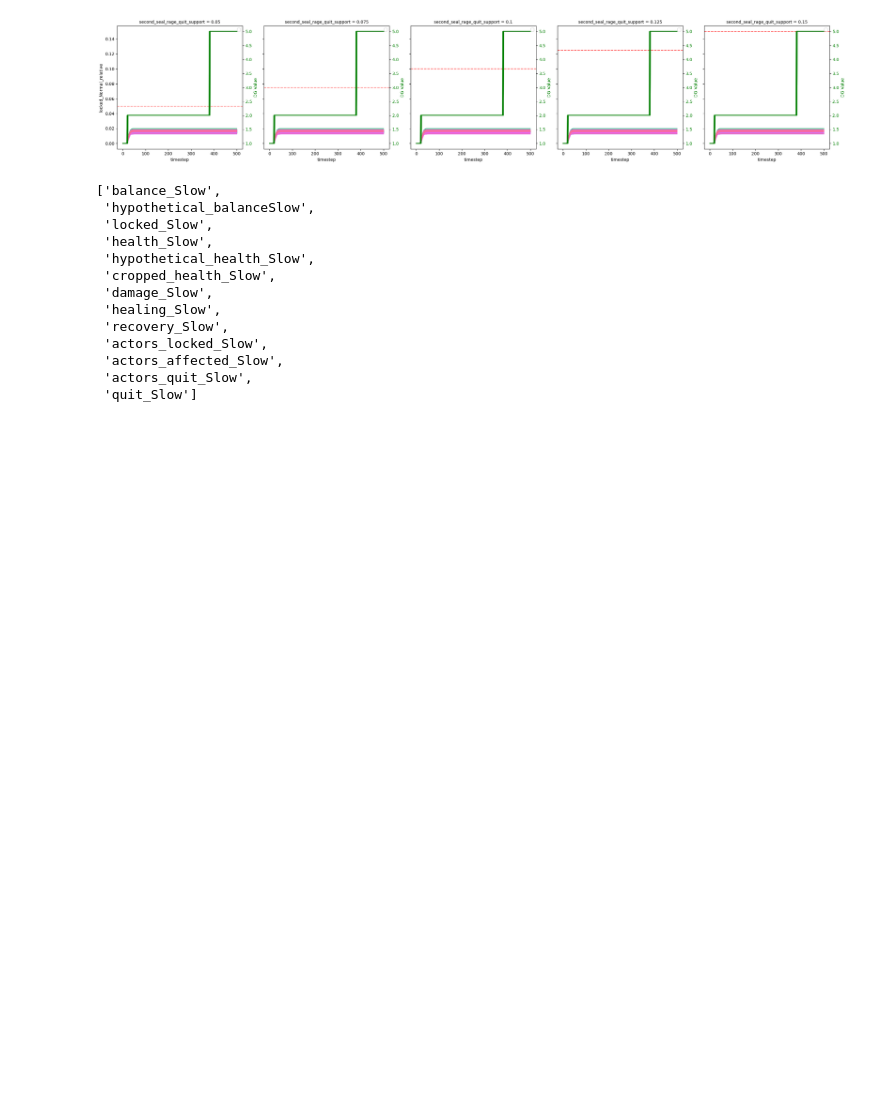
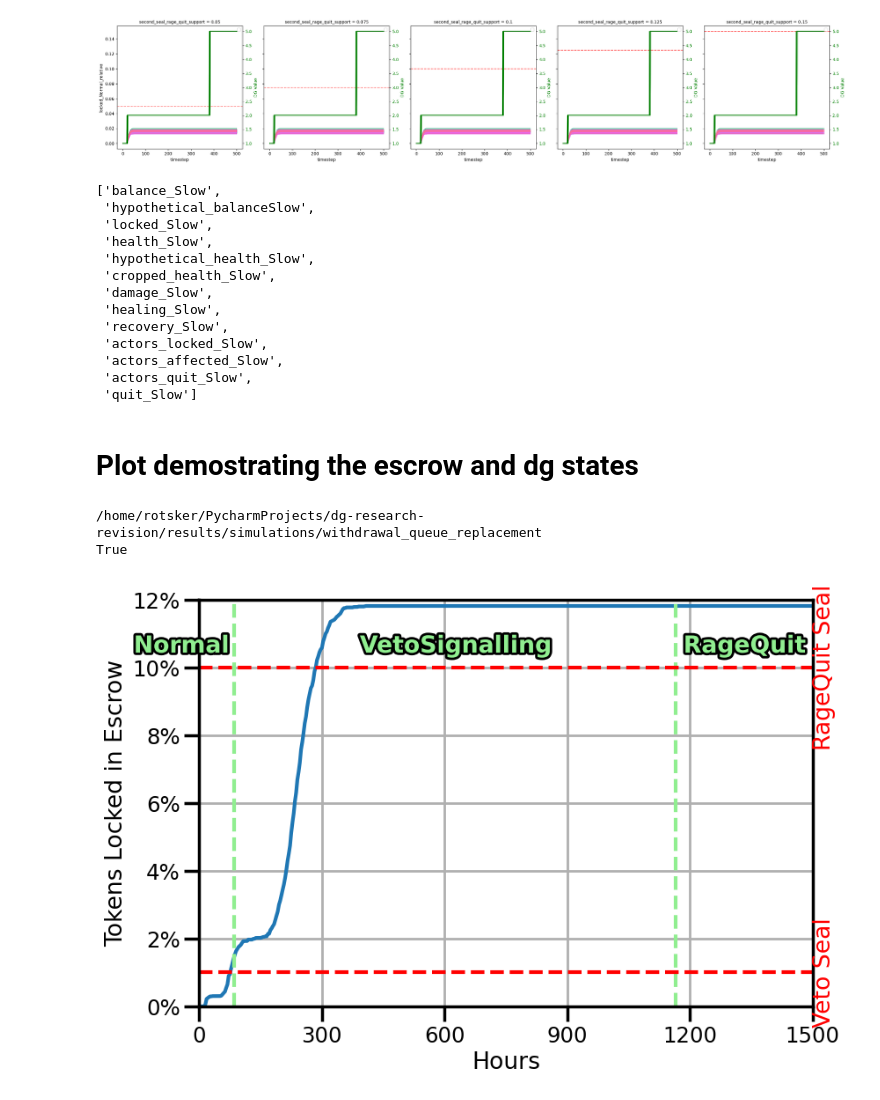
Before and after one commit to collectif-dao/dg-research, a Jupyter notebook: experiments/notebooks/clean_notebook_seal_study.ipynb, the cells around one changed output. Drawn from its saved outputs; the diff is of its cells as text; code cells hidden in the pictures; blank space fills up the shorter version.

Commit message:
Added a general escrow plot to the notebook

```diff
--- a/experiments/notebooks/clean_notebook_seal_study.ipynb
+++ b/experiments/notebooks/clean_notebook_seal_study.ipynb
@@ -294,3 +294,67 @@ plt.tight_layout()
  'actors_affected_Slow',
  'actors_quit_Slow',
  'quit_Slow']
+# %% [markdown]
+# Plot demostrating the escrow and dg states
+# %%
+# Read the data
+path_to_runs = Path("../../results/simulations/withdrawal_queue_replacement/")
+print(path_to_runs.resolve())
+print(path_to_runs.resolve().exists())
+ragequit_proposal_df_full, ragequit_start_data_df_full, ragequit_timestep_data_df_full = read_directory(path_to_runs.resolve())
+ragequit_timestep_data_df_full_with_params = ragequit_timestep_data_df_full.merge(ragequit_start_data_df_full, on='run_id', how='left')
+# %% [output]
+/home/rotsker/PycharmProjects/dg-research-revision/results/simulations/withdrawal_queue_replacement
+True
+# %%
+import matplotlib.ticker
+import matplotlib.patheffects as pe
+
+sns.set_context('poster', font_scale=0.8)
+first_seal = 0.01
+second_seal = 0.1
+g = ragequit_timestep_data_df_full_with_params[ragequit_timestep_data_df_full_with_params['second_seal_rage_quit_support'] == second_seal].groupby('run_id')
+run_df = g.get_group(list(g.groups)[20])
+
+basesize = 6
+aspect = 1.5
+fig, ax = plt.subplots(figsize=(aspect * basesize, basesize))
+run_df.plot(x='timestep', y='actors_total_locked_relative', ax=ax)
+ax.yaxis.set_major_formatter(matplotlib.ticker.PercentFormatter(xmax=1, decimals=0))
+ax.set_ylabel('Tokens Locked in Escrow')
+ax.xaxis.set_major_formatter(matplotlib.ticker.FuncFormatter(lambda x, pos: f'{x * 3:.0f}'))
+ax.set_xlabel('Hours')
+
+timestep_veto_start = run_df[run_df['dg_state_name'] == 'VetoSignalling']['timestep'].min()
+timestep_ragequit_start = run_df[run_df['dg_state_name'] == 'RageQuit']['timestep'].min()
+ylim = ax.get_ylim()
+ylim = [0, 0.12]
+ax.plot(np.repeat(timestep_veto_start-0.5, 2), ylim, linestyle='--', color='lightgreen')
+ax.plot(np.repeat(timestep_ragequit_start-0.5, 2), ylim, linestyle='--', color='lightgreen')
+ax.set_ylim(ylim)
+
+xlim = ax.get_xlim()
+xlim = [0, 500]
+
+dg_state_text_kwargs = {'ha': 'center', 'color': 'lightgreen', 'weight': 'bold', 'path_effects': [pe.withStroke(linewidth=4, foreground="black")]}
+y_text_coord = (ylim[1] - ylim[0]) * .87
+normal_text_x_coord = (xlim[0] + timestep_veto_start) / 2 * -1
+ax.text(normal_text_x_coord, y_text_coord, 'Normal', **dg_state_text_kwargs)
+
+veto_text_x_coord = (timestep_ragequit_start + timestep_veto_start) / 2
+ax.text(veto_text_x_coord, y_text_coord, 'VetoSignalling', **dg_state_text_kwargs)
+
+
+rage_text_x_coord = (xlim[1] + timestep_ragequit_start) / 2
+ax.text(rage_text_x_coord, y_text_coord, 'RageQuit', **dg_state_text_kwargs)
+ax.plot(xlim, np.repeat(first_seal, 2), linestyle='--', color='red')
+seal_text_x_coord = 500
+seal_text_kwargs = {'color': 'red', 'rotation': 90, 'va': 'center'}
+ax.text(500, first_seal, 'Veto Seal', **seal_text_kwargs)
+ax.plot(xlim, np.repeat(second_seal, 2), linestyle='--', color='red')
+ax.text(500, second_seal, 'RageQuit Seal', **seal_text_kwargs)
+ax.set_xlim(xlim)
+ax.get_legend().remove()
+ax.grid()
+# %% [output]
+[figure, added]
```
Also changed, not shown: parts of 6 cells of this notebook.
